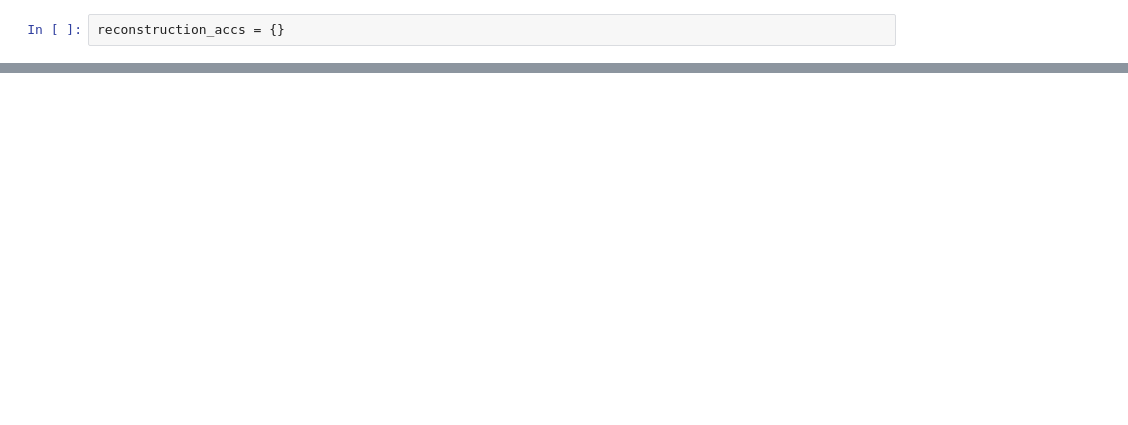
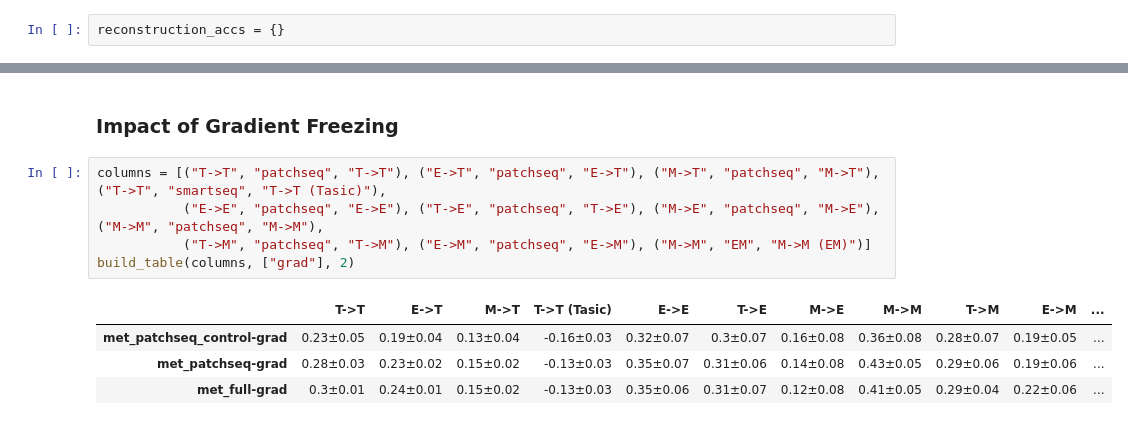
Before and after one commit to AllenInstitute/cplAE_MET, a Jupyter notebook: notebooks/Results.ipynb, the cells around one changed output, grey strips where cells are left out. Cells and saved outputs as stored; diff of their text form; blank space fills up the shorter version.

```diff
--- a/notebooks/Results.ipynb
+++ b/notebooks/Results.ipynb
@@ -299,0 +348,12 @@ r2_frame
+# %% [markdown]
+### Impact of Gradient Freezing
+# %%
+columns = [("T->T", "patchseq", "T->T"), ("E->T", "patchseq", "E->T"), ("M->T", "patchseq", "M->T"), ("T->T", "smartseq", "T->T (Tasic)"),
+           ("E->E", "patchseq", "E->E"), ("T->E", "patchseq", "T->E"), ("M->E", "patchseq", "M->E"), ("M->M", "patchseq", "M->M"),
+           ("T->M", "patchseq", "T->M"), ("E->M", "patchseq", "E->M"), ("M->M", "EM", "M->M (EM)")]
+build_table(columns, ["grad"], 2)
+# %% [output]
+|  | T->T | E->T | M->T | T->T (Tasic) | E->E | T->E | M->E | M->M | T->M | E->M | ... |
+| met_patchseq_control-grad | 0.23±0.05 | 0.19±0.04 | 0.13±0.04 | -0.16±0.03 | 0.32±0.07 | 0.3±0.07 | 0.16±0.08 | 0.36±0.08 | 0.28±0.07 | 0.19±0.05 | ... |
+| met_patchseq-grad | 0.28±0.03 | 0.23±0.02 | 0.15±0.02 | -0.13±0.03 | 0.35±0.07 | 0.31±0.06 | 0.14±0.08 | 0.43±0.05 | 0.29±0.06 | 0.19±0.06 | ... |
+| met_full-grad | 0.3±0.01 | 0.24±0.01 | 0.15±0.02 | -0.13±0.03 | 0.35±0.06 | 0.31±0.07 | 0.12±0.08 | 0.41±0.05 | 0.29±0.04 | 0.22±0.06 | ... |
```
Also changed, not shown: parts of 19 cells of this notebook.
